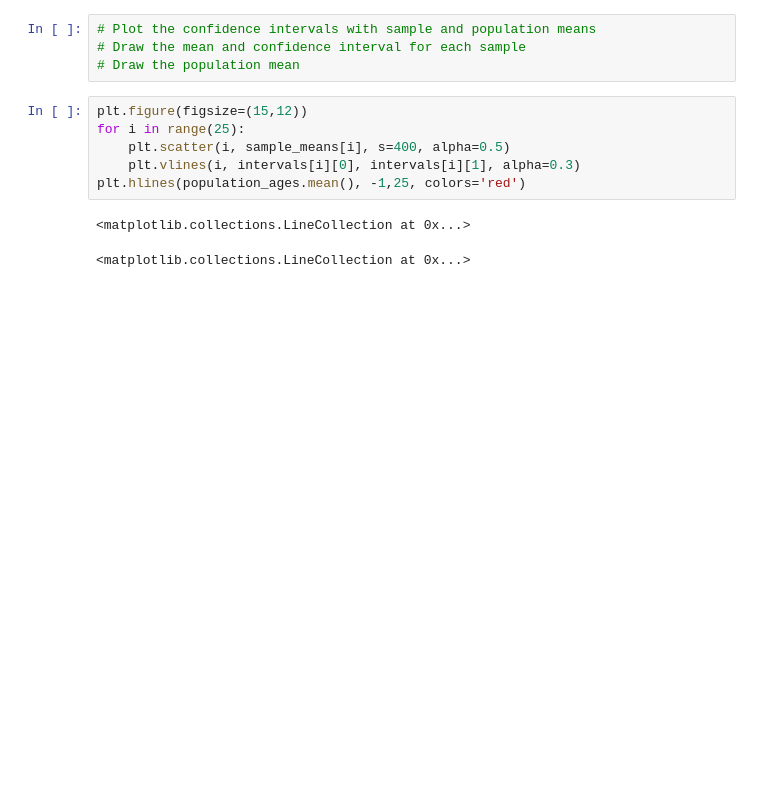
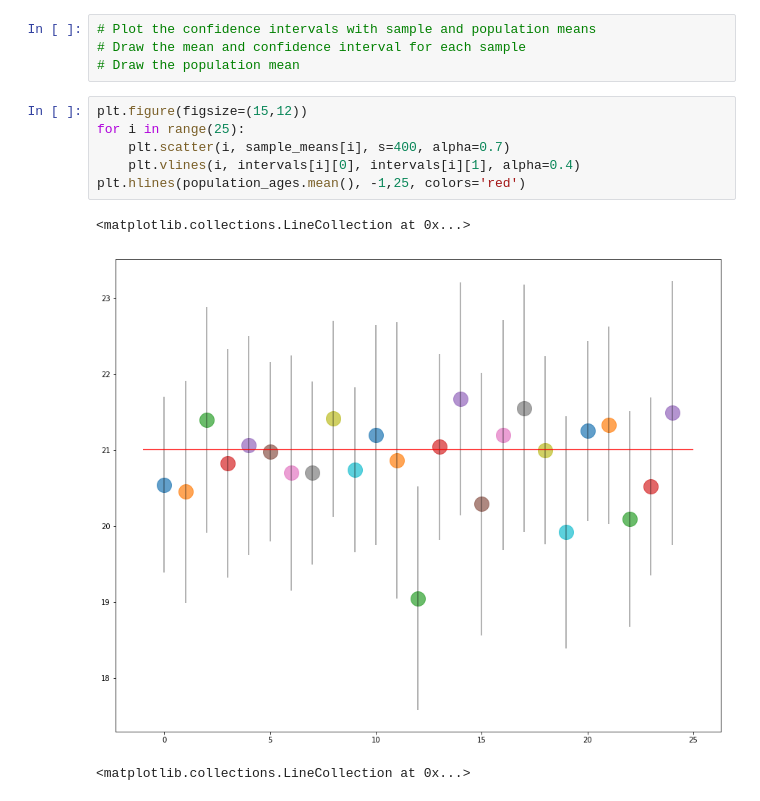
Before and after one commit to Patrickbfuller/dsc-2-19-17-confidence-intervals-with-t-distribution-lab-seattle-ds-career-040119, a Jupyter notebook: index.ipynb, the cells around one changed output. Cells and saved outputs as stored; diff of their text form; blank space fills up the shorter version.

```diff
--- a/index.ipynb
+++ b/index.ipynb
@@ -213,11 +213,12 @@ for i in range(25):
 # %%
 plt.figure(figsize=(15,12))
 for i in range(25):
-    plt.scatter(i, sample_means[i], s=400, alpha=0.5)
-    plt.vlines(i, intervals[i][0], intervals[i][1], alpha=0.3)
+    plt.scatter(i, sample_means[i], s=400, alpha=0.7)
+    plt.vlines(i, intervals[i][0], intervals[i][1], alpha=0.4)
 plt.hlines(population_ages.mean(), -1,25, colors='red')
 # %% [output]
 <matplotlib.collections.LineCollection at 0x...>
+[figure, added]
 # %%
 # %% [output]
 <matplotlib.collections.LineCollection at 0x...>
```
